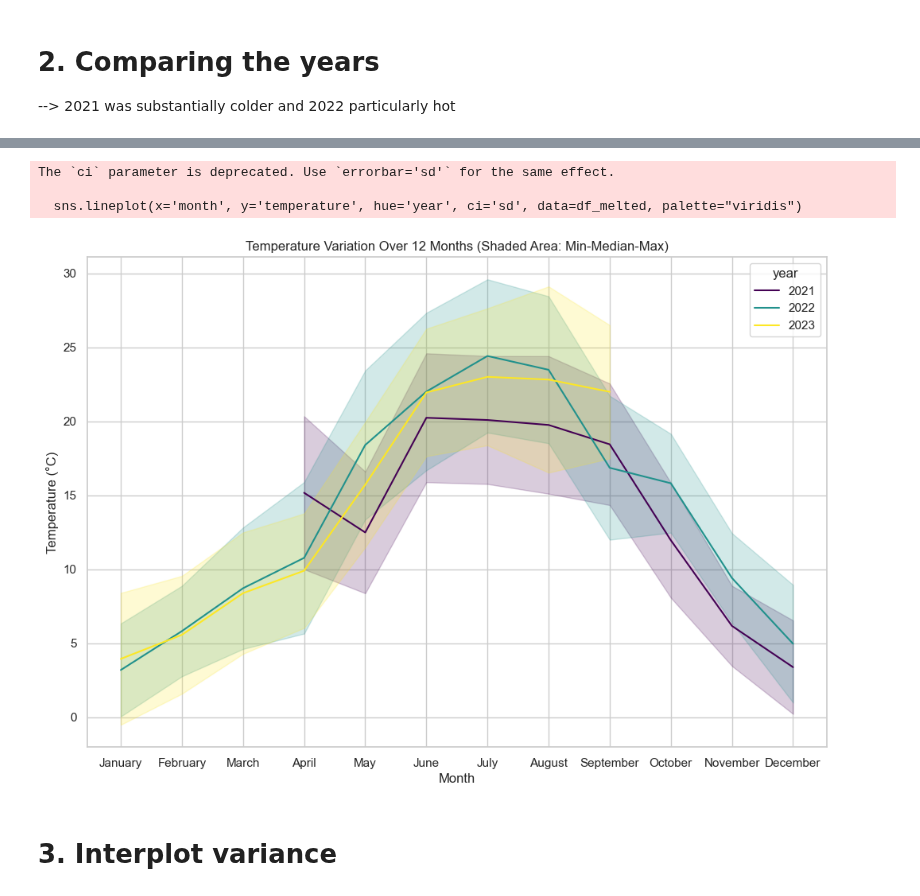
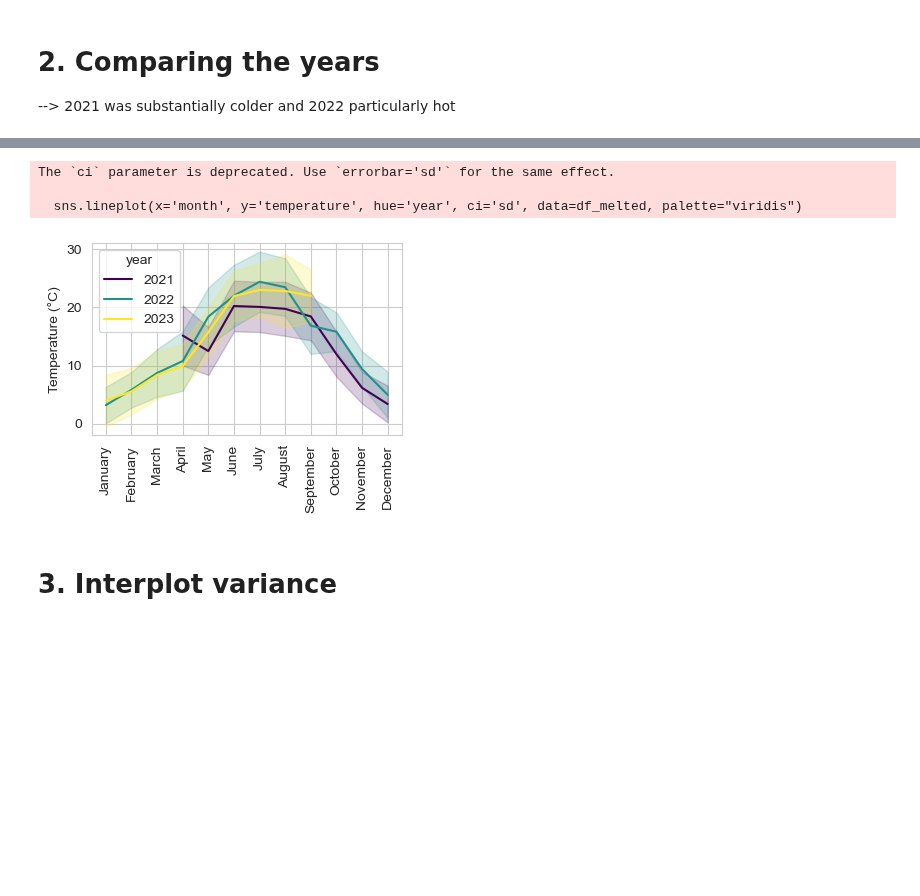
Before and after one commit to bokulich-publications/microterroir, a Jupyter notebook: Climate/Sensor_Data_Temperature.ipynb, the cells around one changed output, grey strips where cells are left out. Cells and saved outputs as stored; diff of their text form; code cells hidden in the pictures; blank space fills up the shorter version.

```diff
--- a/Climate/Sensor_Data_Temperature.ipynb
+++ b/Climate/Sensor_Data_Temperature.ipynb
@@ -342,0 +314,4 @@ df_outliers_MAD.tail()
+# %%
+df = pd.read_csv('Lavaux_all_Temp_OutliersRemoved.csv', index_col=0)
+df.index = pd.to_datetime(df.index)
+df.head()
@@ -343,30 +326,31 @@ df_outliers_MAD.tail()
 # %%
-df = df_outliers_MAD.copy()
+#df = df_outliers_MAD.copy()
 
 # Extract year and month from the timestamp
 df['year'] = df.index.year
 df['month'] = df.index.month
 df_melted = pd.melt(df, id_vars=['year', 'month'], var_name='temperature_type', value_name='temperature')
 
 # Create a line plot with shaded area using seaborn
-plt.figure(figsize=(12, 8))
+plt.figure(figsize=(4,2.5))
 
 sns.set_style("whitegrid")
 
 sns.lineplot(x='month', y='temperature', hue='year', ci='sd', data=df_melted, palette="viridis")
-plt.title('Temperature Variation Over 12 Months (Shaded Area: Min-Median-Max)')
-plt.xlabel('Month')
+#plt.title('Temperature Variation Over 12 Months (Min-Median-Max)')
+plt.xlabel('')
 plt.ylabel('Temperature (°C)')
 
 # Customize x-axis ticks for every month
 plt.xticks(range(1, 13), [pd.to_datetime(str(i), format='%m').strftime('%B') for i in range(1, 13)])
+plt.xticks(rotation=90)
 
 plt.show()
 # %% [output]
 The `ci` parameter is deprecated. Use `errorbar='sd'` for the same effect.
 
   sns.lineplot(x='month', y='temperature', hue='year', ci='sd', data=df_melted, palette="viridis")
-[figure, old version]
+[figure, new version]
 # %% [markdown]
 # 3. Interplot variance
 # %% [markdown]
```
Also changed, not shown: parts of 27 cells of this notebook, 1 other file.
